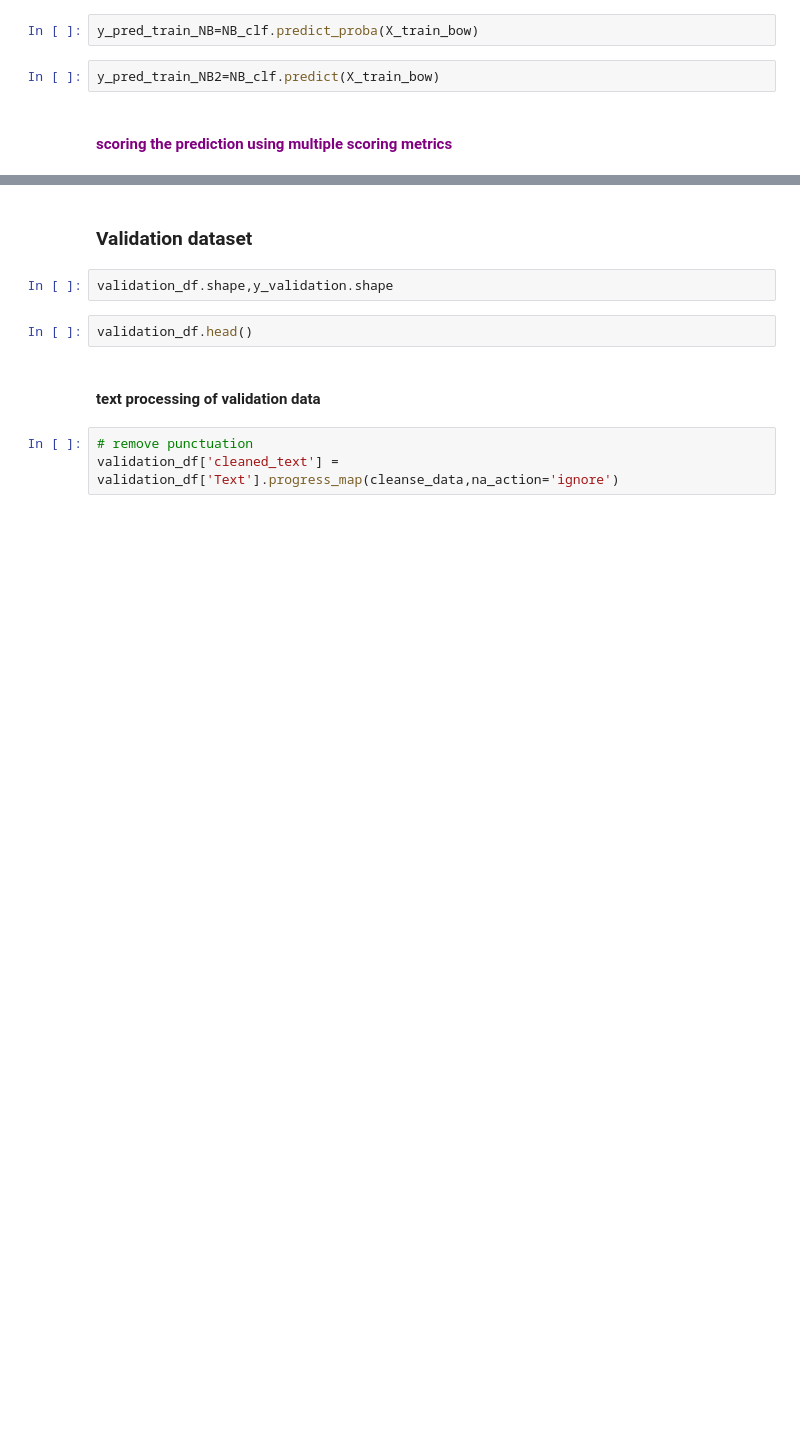
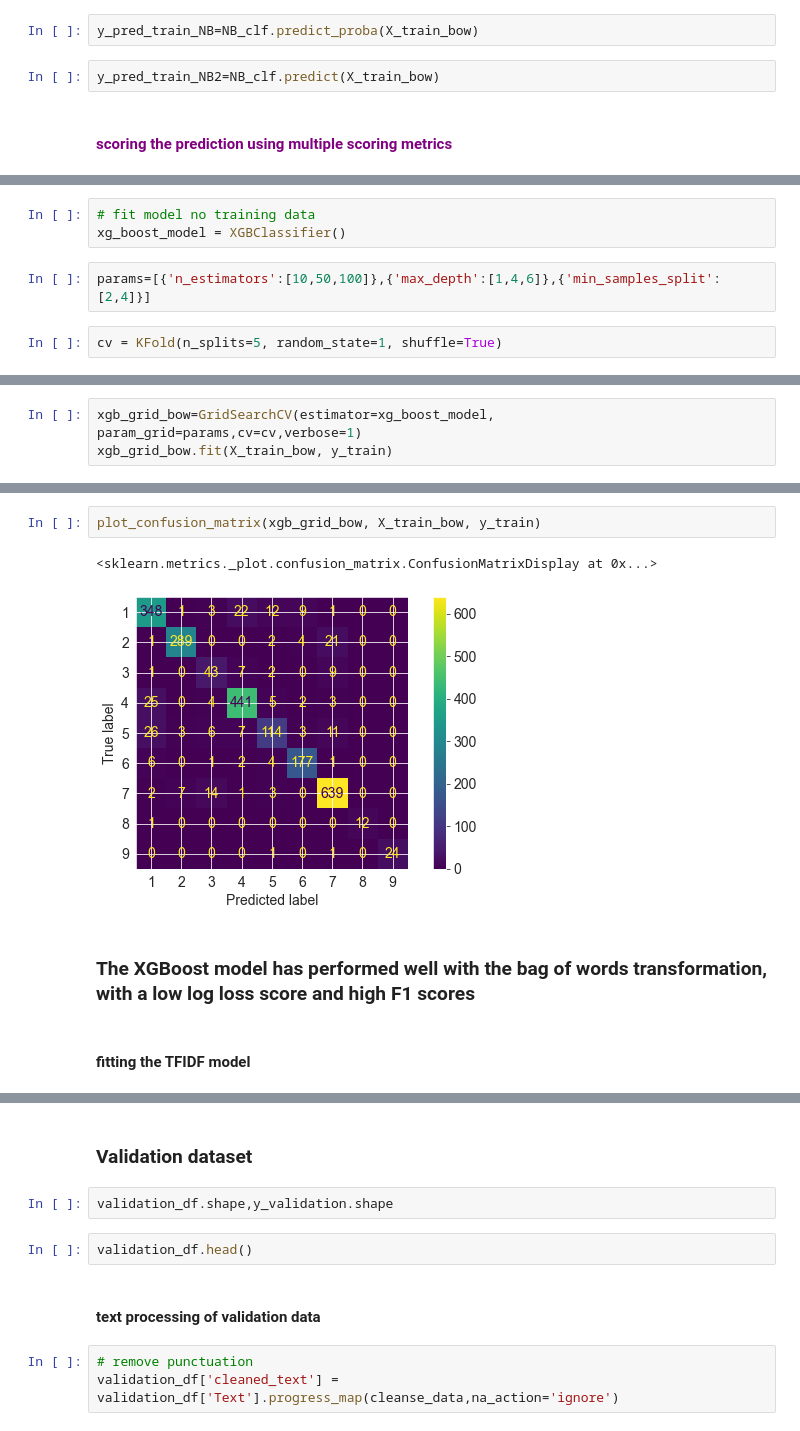
Before and after one commit to me-nobody/jovian-ml-project, a Jupyter notebook: jovian-ml-project-030122.ipynb, the cells around one changed output, grey strips where cells are left out. Saved outputs shown, nothing was run; the diff lists cells and outputs as text; blank space fills up the shorter version.

Commit message:
xgb models saved

```diff
--- a/jovian-ml-project-030122.ipynb
+++ b/jovian-ml-project-030122.ipynb
@@ -1145,0 +1208,7 @@ plot_confusion_matrix(NB_clf, X_train_bow, y_train)
+# %%
+# fit model no training data
+xg_boost_model = XGBClassifier()
+# %%
+params=[{'n_estimators':[10,50,100]},{'max_depth':[1,4,6]},{'min_samples_split':[2,4]}]
+# %%
+cv = KFold(n_splits=5, random_state=1, shuffle=True)
@@ -1145,0 +1217,3 @@ plot_confusion_matrix(NB_clf, X_train_bow, y_train)
+# %%
+xgb_grid_bow=GridSearchCV(estimator=xg_boost_model, param_grid=params,cv=cv,verbose=1)
+xgb_grid_bow.fit(X_train_bow, y_train)
@@ -1145,0 +1289,9 @@ plot_confusion_matrix(NB_clf, X_train_bow, y_train)
+# %%
+plot_confusion_matrix(xgb_grid_bow, X_train_bow, y_train)
+# %% [output]
+<sklearn.metrics._plot.confusion_matrix.ConfusionMatrixDisplay at 0x...>
+[figure, added]
+# %% [markdown]
+### The XGBoost model has performed well with the bag of words transformation, with a low log loss score and high F1 scores
+# %% [markdown]
+ #### fitting the TFIDF model
```
Also changed, not shown: parts of 24 cells of this notebook, 2 other files.
